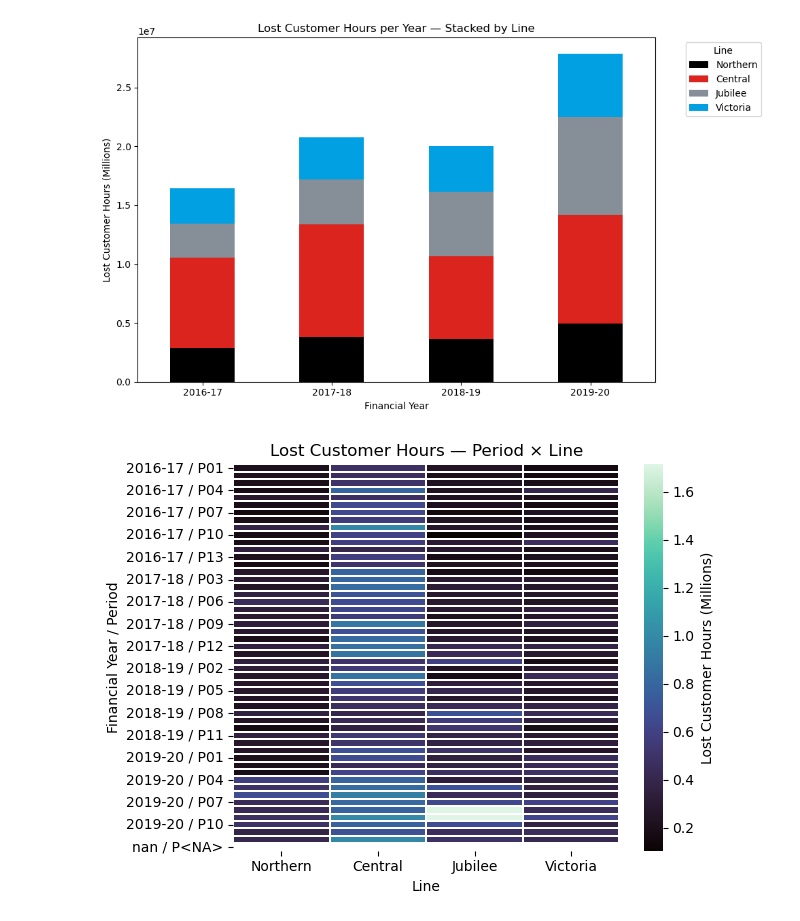
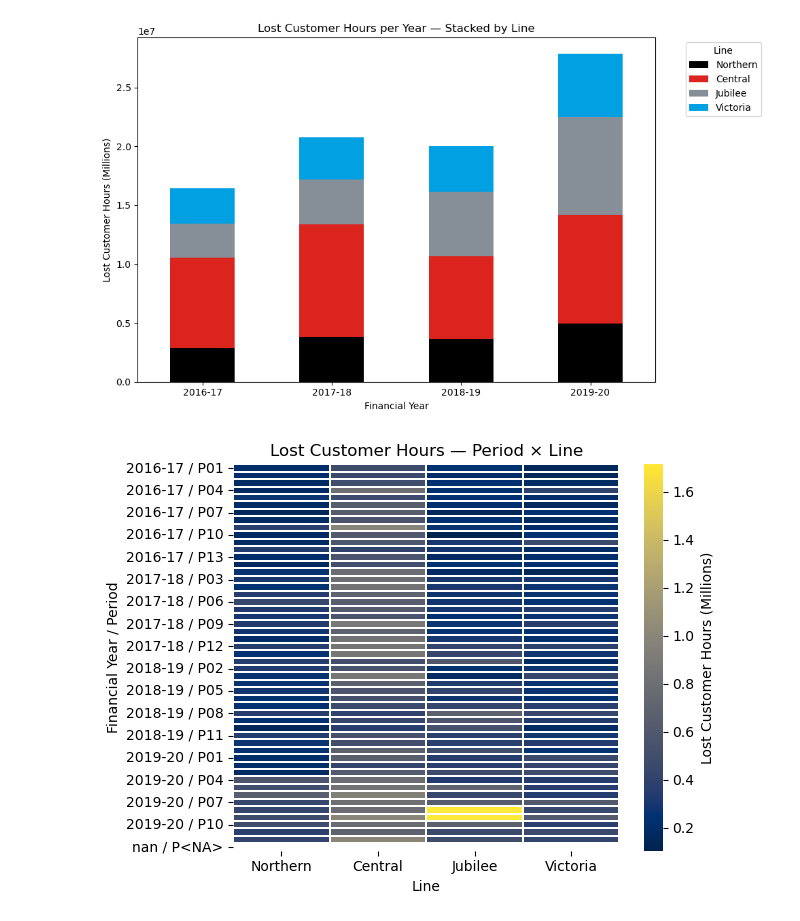
Before and after one commit to snanda8/tfl-northern, a Jupyter notebook: notebooks/notebook1.ipynb, the cells around one changed output. Saved outputs shown, nothing was run; the diff lists cells and outputs as text; code cells hidden in the pictures.

Commit message:
the heatmap in its current form cannot aesthetically display the change i want it to, looking at other vis

```diff
--- a/notebooks/notebook1.ipynb
+++ b/notebooks/notebook1.ipynb
@@ -401,32 +401,32 @@ df_subset["fy_period"] = (
     df_subset["Financial Year"].astype(str) + " / P" + df_subset["Period"].astype(str).str.zfill(2)
 )
 df_sorted = df_subset.sort_values(by=["Financial Year", "Period"]).copy()
 
 
 #changing from wide to long table structure to assist with the new graph
 df_long = df_sorted.melt(
     id_vars= ["Financial Year", "Period", "fy_period"],
     value_vars= line_cols,
     var_name= "Line",
     value_name= "LCH"
 )
 
 heat = df_long.pivot(index="fy_period", columns="Line", values="LCH")
 heat = heat.reindex(columns=line_cols)
 heat_m = heat / 1_000_000
 
 ax = sns.heatmap(
     heat_m,
-    cmap="mako",
+    cmap="cividis",
     linewidths=0.3,
     linecolor="white",
     cbar_kws={"label": "Lost Customer Hours (Millions)"}
 )
 
 ax.set_title("Lost Customer Hours — Period × Line")
 ax.set_xlabel("Line")
 ax.set_ylabel("Financial Year / Period")
 ax.figure.tight_layout()
 ax.figure.savefig("C:/Users/sarth/tfl-northern/outputs/figures/heatmap_lines.png", dpi=180, bbox_inches="tight")
 # %% [output]
-[figure, old version]
+[figure, new version]
```
Also changed, not shown: 1 other file.
